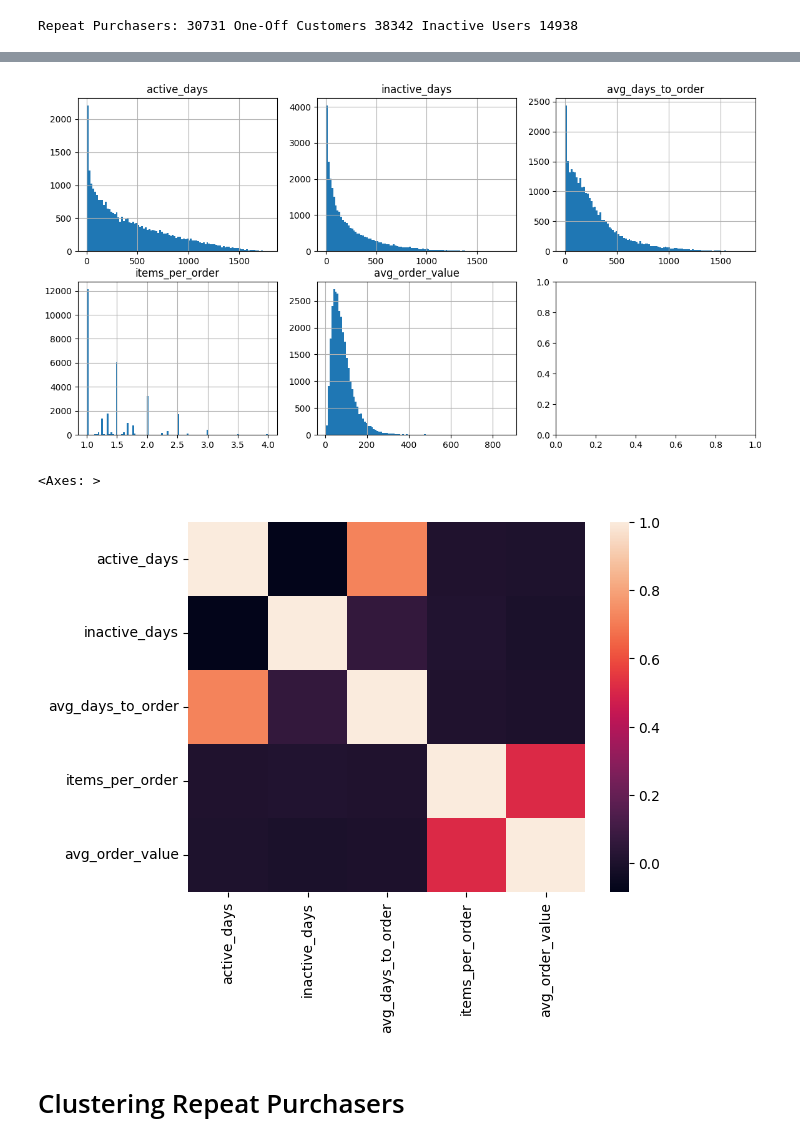
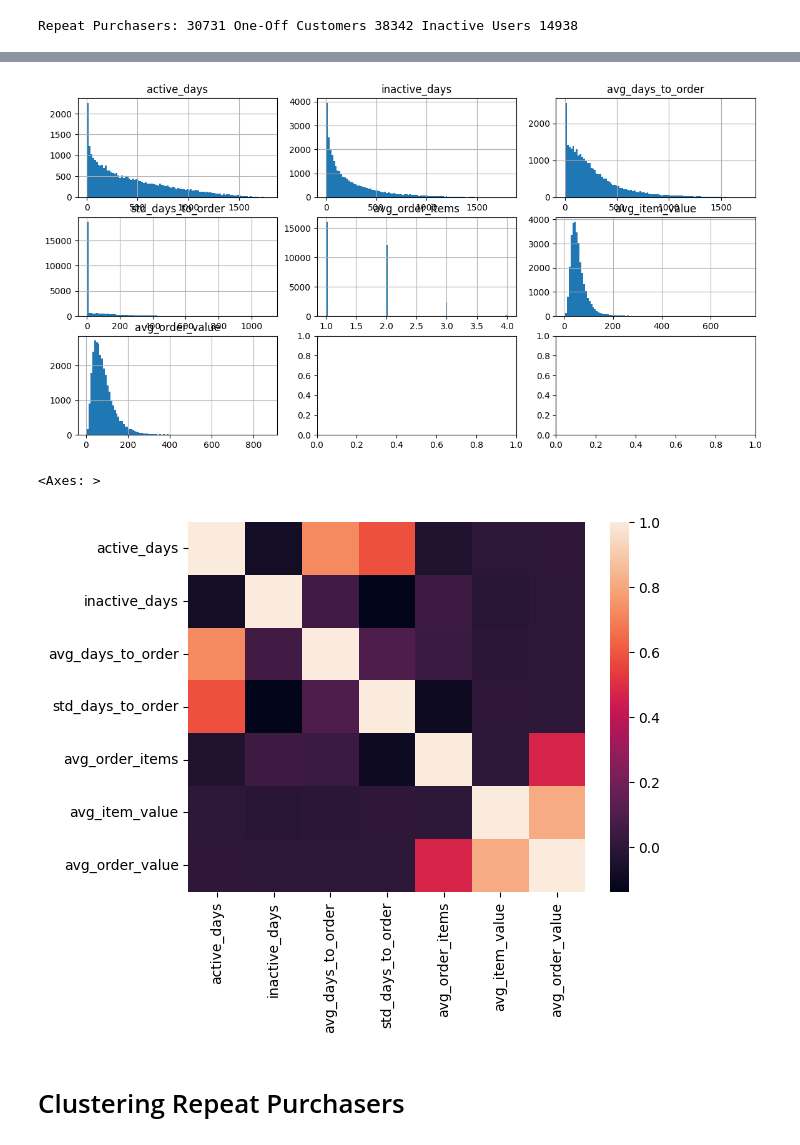
Before and after one commit to egeatmaca/ecommerce_segments, a Jupyter notebook: notebooks/customer_segmentation.ipynb, the cells around one changed output, grey strips where cells are left out. Cells and saved outputs as stored; diff of their text form; code cells hidden in the pictures.

Commit message:
segmentation features updated

```diff
--- a/notebooks/customer_segmentation.ipynb
+++ b/notebooks/customer_segmentation.ipynb
@@ -83,6 +83,3 @@ memory usage: 13.5+ MB
-# %%
-LIFETIME_COLS = ['active_days', 'inactive_days', 'avg_days_to_order', 'items_per_order', 'avg_order_value', 'segment', 'segment_churn_limit', 'churn_status']
-users_enriched = users_enriched.drop(columns=LIFETIME_COLS)
 # %%
 users_enriched.describe()
 # %% [output]
@@ -104,15 +101,12 @@ def split_customers(users_enriched):
     repeat_purchasers = users_enriched.loc[users_enriched.n_orders>1]
     return repeat_purchasers, one_off_customers, inactive_users
 # %%
-def make_lifetime_features(repeat_purchasers, now):
-    df_lifetime = repeat_purchasers.copy()
-    df_lifetime['active_days'] = (df_lifetime.last_purchase_date - df_lifetime.first_purchase_date).dt.days + 1
-    df_lifetime['inactive_days'] = (now - df_lifetime.last_purchase_date).dt.days
-    df_lifetime['avg_days_to_order'] = df_lifetime['active_days'] / (df_lifetime['n_orders'] - 1)
-    df_lifetime['items_per_order'] = df_lifetime['n_order_items'] / df_lifetime['n_orders']
-    df_lifetime['avg_order_value'] = df_lifetime['revenue'] / df_lifetime['n_orders']
-    df_lifetime = df_lifetime[['active_days', 'inactive_days', 'avg_days_to_order', 'items_per_order', 'avg_order_value']]
-    return df_lifetime
+def get_lifetime_cols(users_enriched, now=None):
+    now = now if now else dt.datetime.now()
+    users_enriched = users_enriched.copy()
+    users_enriched['inactive_days'] = (now - users_enriched.last_order_date).dt.days
+    users_enriched = users_enriched[['active_days', 'inactive_days', 'avg_days_to_order', 'std_days_to_order', 'avg_order_items', 'avg_item_value', 'avg_order_value']]
+    return users_enriched
 # %%
 def plot_histograms(df, columns=None, width=14, height=7, bins=20):
     columns = df.columns if columns is None else columns
@@ -140,6 +134,6 @@ print('Repeat Purchasers:', repeat_purchasers.shape[0],
 # %% [output]
 Repeat Purchasers: 30731 One-Off Customers 38342 Inactive Users 14938
 # %%
-now = users_enriched.last_purchase_date.max()
+now = users_enriched.last_order_date.max()
 now
 # %% [output]
@@ -147,3 +141,3 @@ Timestamp('2024-01-21 18:02:23.533893')
 # %%
-df_lifetime = make_lifetime_features(repeat_purchasers, now)
+rp_lifetime = get_lifetime_cols(repeat_purchasers, now)
 # %%
@@ -161,12 +155,12 @@ df_lifetime.describe()
 # %%
-plot_histograms(df_lifetime, bins=100)
+plot_histograms(rp_lifetime, bins=100)
 # %% [output]
-[figure, old version]
+[figure, new version]
 # %%
-sns.heatmap(df_lifetime.corr())
+sns.heatmap(rp_lifetime.corr())
 # %% [output]
 <Axes: >
-[figure, old version]
+[figure, new version]
 # %% [markdown]
 # Clustering Repeat Purchasers
 # %%
```
Also changed, not shown: parts of 28 cells of this notebook, 6 other files.
